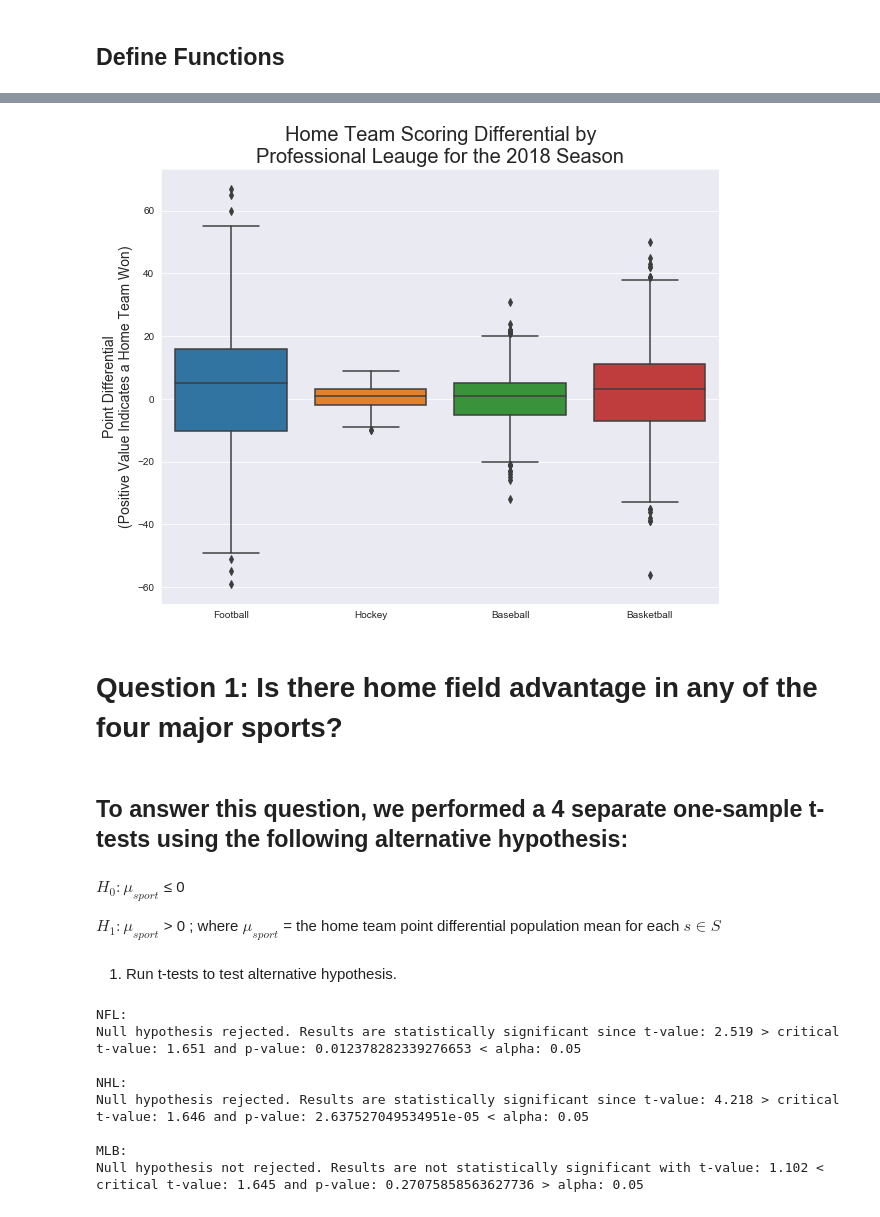
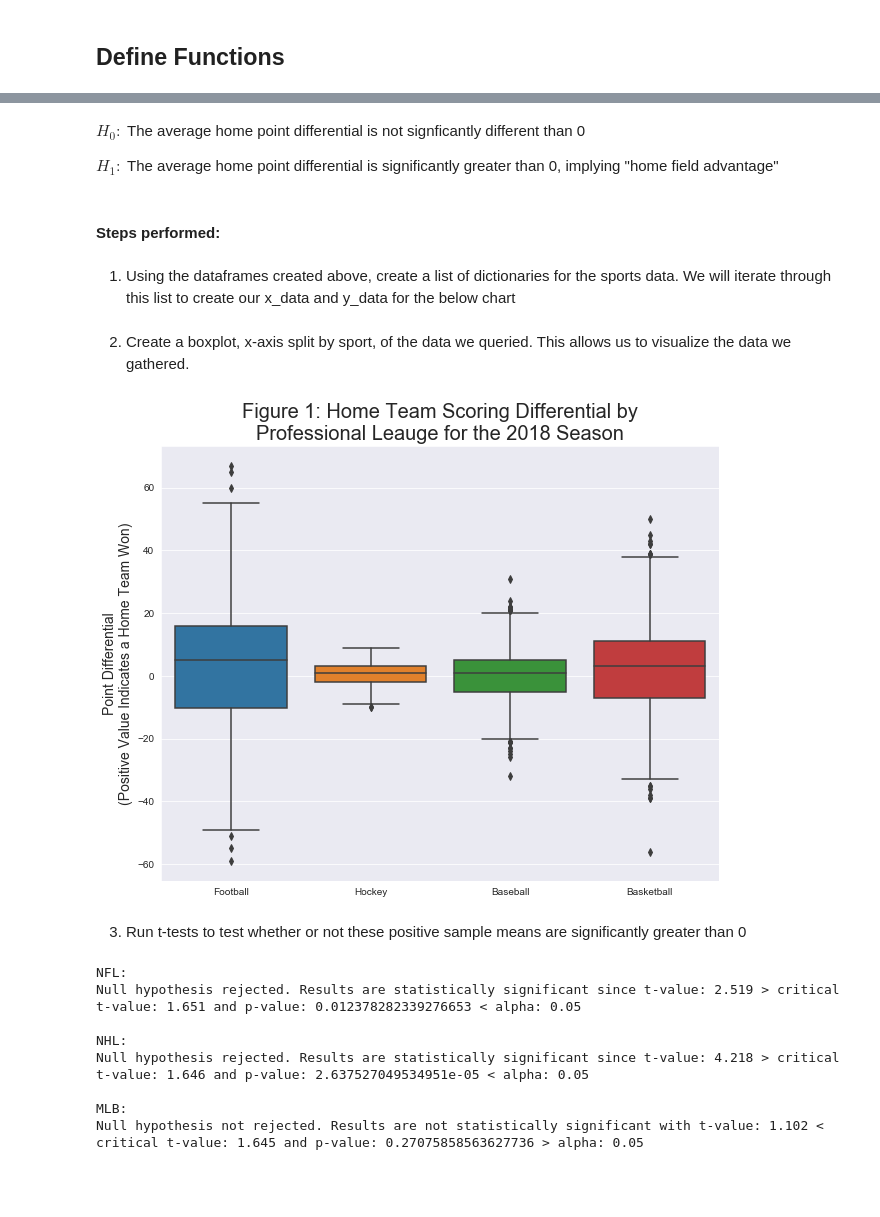
Before and after one commit to jprinfret/home_field_advantage, a Jupyter notebook: evaluating_home_field_advantage.ipynb, the cells around one changed output, grey strips where cells are left out. Cells and saved outputs as stored; diff of their text form; code cells hidden in the pictures; blank space fills up the shorter version.

```diff
--- a/evaluating_home_field_advantage.ipynb
+++ b/evaluating_home_field_advantage.ipynb
@@ -355 +331,9 @@ sns.distplot(nba_zscores,
+# %% [markdown]
+$H_0:$ The average home point differential is not signficantly different than 0
+
+$H_1:$ The average home point differential is significantly greater than 0, implying "home field advantage"
+# %% [markdown]
+#### Steps performed:
+# %% [markdown]
+1. Using the dataframes created above, create a list of dictionaries for the sports data. We will iterate through this list to create our x_data and y_data for the below chart
 # %%
@@ -376,24 +359,18 @@ for sport in sports_dict:
     for i in range(len(sport['data'])):
         boxplot_x.append(sport['sample'])
         boxplot_y.append(sport['data'][i])
+# %% [markdown]
+2. Create a boxplot, x-axis split by sport, of the data we queried. This allows us to visualize the data we gathered.
 # %%
 fig2 = plt.figure(figsize=(10,8))
 ax2 = fig2.add_subplot(111)
 sns.boxplot(x=boxplot_x, y=boxplot_y, ax=ax2);
-ax2.set_title('Home Team Scoring Differential by\nProfessional Leauge for the 2018 Season', {'fontsize' : 20});
+ax2.set_title('Figure 1: Home Team Scoring Differential by\nProfessional Leauge for the 2018 Season', {'fontsize' : 20});
 ax2.set_ylabel('Point Differential\n(Positive Value Indicates a Home Team Won)', {'fontsize' : 14});
 # %% [output]
-[figure, old version]
+[figure, new version]
-# %% [markdown]
-# Question 1: Is there home field advantage in any of the four major sports?
-# %% [markdown]
-## To answer this question, we performed a 4 separate one-sample t-tests using the following alternative hypothesis:
-# %% [markdown]
-$H_0: \mu_{sport}$  ≤ 0
-
-$H_1: \mu_{sport}$  > 0 ; where $\mu_{sport}$ = the home team point differential population mean for each $s \in S$
-# %% [markdown]
-1. Run t-tests to test alternative hypothesis.
+# %% [markdown]
+3. Run t-tests to test whether or not these positive sample means are significantly greater than 0
 # %%
 #football
 print('NFL:')
```
Also changed, not shown: parts of 65 cells of this notebook.
